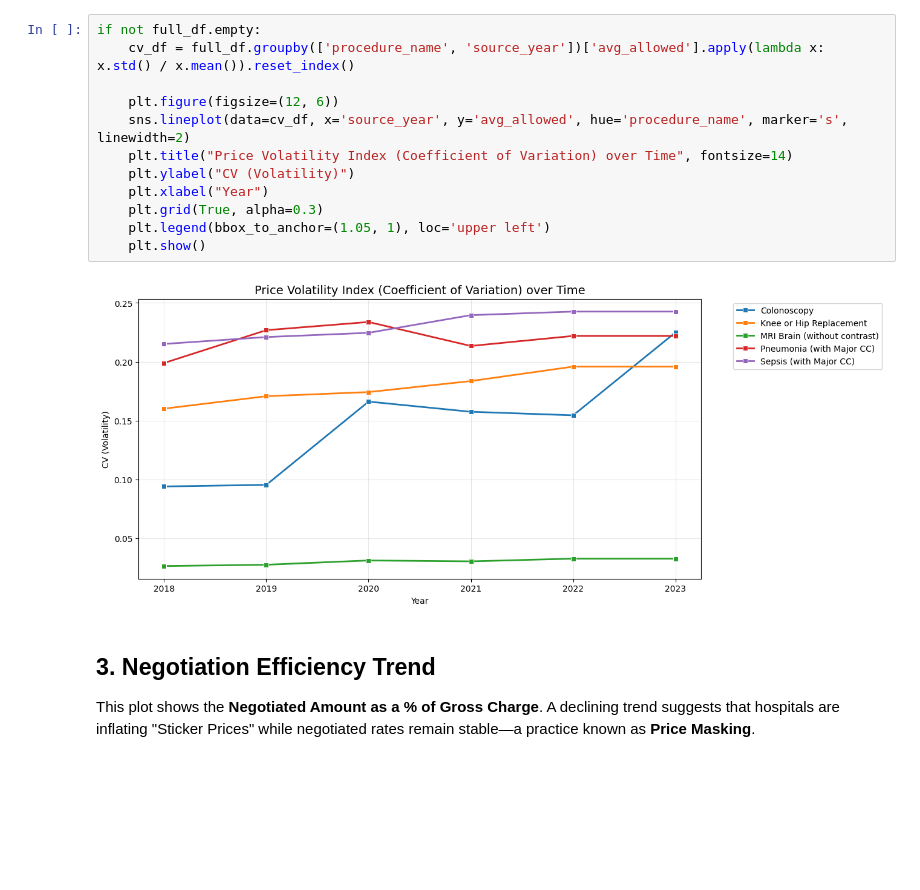
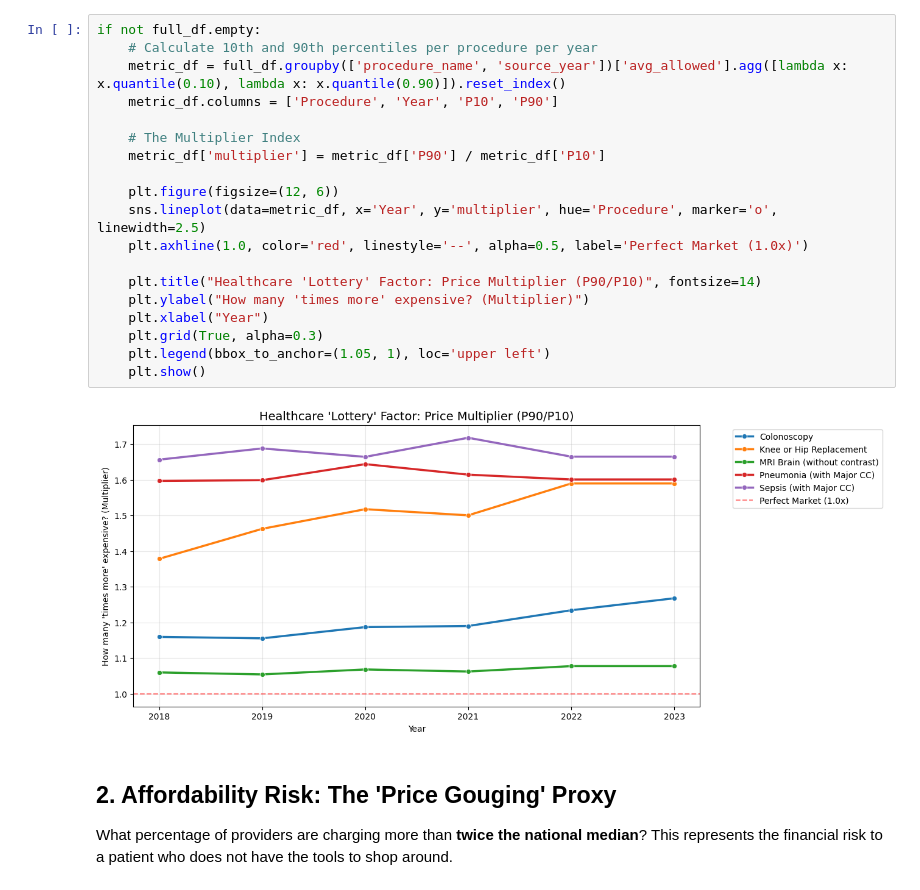
Before and after one commit to 6066Z/OpenHealthDP, a Jupyter notebook: example_analysis.ipynb, the cells around one changed output. Saved outputs shown, nothing was run; the diff lists cells and outputs as text; blank space fills up the shorter version.

```diff
--- a/example_analysis.ipynb
+++ b/example_analysis.ipynb
@@ -73,19 +45,26 @@ We use the **Coefficient of Variation (CV)** ($StdDev / Mean$) to measure price
 # %%
 if not full_df.empty:
-    cv_df = full_df.groupby(['procedure_name', 'source_year'])['avg_allowed'].apply(lambda x: x.std() / x.mean()).reset_index()
+    # Calculate 10th and 90th percentiles per procedure per year
+    metric_df = full_df.groupby(['procedure_name', 'source_year'])['avg_allowed'].agg([lambda x: x.quantile(0.10), lambda x: x.quantile(0.90)]).reset_index()
+    metric_df.columns = ['Procedure', 'Year', 'P10', 'P90']
+
+    # The Multiplier Index
+    metric_df['multiplier'] = metric_df['P90'] / metric_df['P10']
 
     plt.figure(figsize=(12, 6))
-    sns.lineplot(data=cv_df, x='source_year', y='avg_allowed', hue='procedure_name', marker='s', linewidth=2)
-    plt.title("Price Volatility Index (Coefficient of Variation) over Time", fontsize=14)
-    plt.ylabel("CV (Volatility)")
+    sns.lineplot(data=metric_df, x='Year', y='multiplier', hue='Procedure', marker='o', linewidth=2.5)
+    plt.axhline(1.0, color='red', linestyle='--', alpha=0.5, label='Perfect Market (1.0x)')
+
+    plt.title("Healthcare 'Lottery' Factor: Price Multiplier (P90/P10)", fontsize=14)
+    plt.ylabel("How many 'times more' expensive? (Multiplier)")
     plt.xlabel("Year")
     plt.grid(True, alpha=0.3)
     plt.legend(bbox_to_anchor=(1.05, 1), loc='upper left')
     plt.show()
 # %% [output]
-[figure, old version]
+[figure, new version]
-# %% [markdown]
-## 3. Negotiation Efficiency Trend
-This plot shows the **Negotiated Amount as a % of Gross Charge**. A declining trend suggests that hospitals are inflating "Sticker Prices" while negotiated rates remain stable—a practice known as **Price Masking**.
+# %% [markdown]
+## 2. Affordability Risk: The 'Price Gouging' Proxy
+What percentage of providers are charging more than **twice the national median**? This represents the financial risk to a patient who does not have the tools to shop around.
 # %%
 if not full_df.empty:
```
Also changed, not shown: parts of 12 cells of this notebook.
